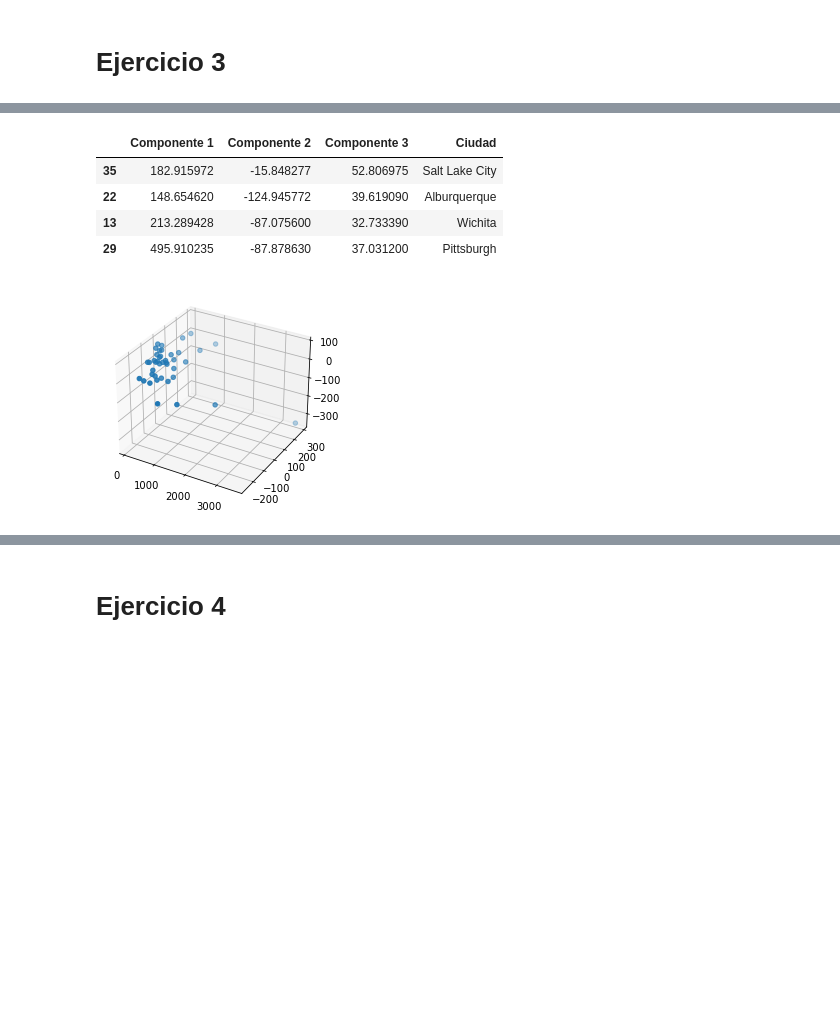
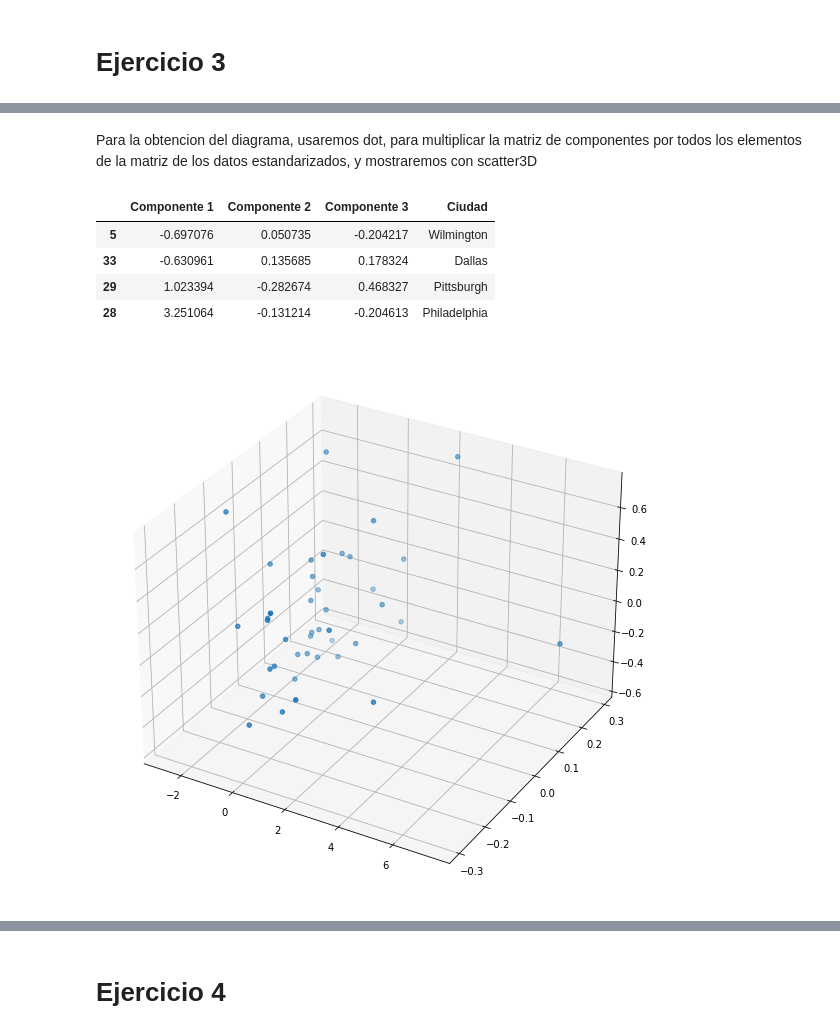
Before and after one commit to roig7/Practicamining1, a Jupyter notebook: LAB01-GRUPORoigChavarri/Practica3PCA.ipynb, the cells around one changed output, grey strips where cells are left out. Drawn from its saved outputs; the diff is of its cells as text; code cells hidden in the pictures; blank space fills up the shorter version.

Commit message:
Estudio PCA

```diff
--- a/LAB01-GRUPORoigChavarri/Practica3PCA.ipynb
+++ b/LAB01-GRUPORoigChavarri/Practica3PCA.ipynb
@@ -148,0 +182,3 @@ Se representa el 40.77031719574095 %
+# %%
+estd1=pd.DataFrame(estd,columns=['SO2','Neg.Temp','Empresas','Poblacion','Viento','Precip','Dias'])
+estd1
@@ -149,25 +215,28 @@ Se representa el 40.77031719574095 %
+# %% [markdown]
+Para la obtencion del diagrama, usaremos dot, para multiplicar la matriz de componentes por todos los elementos de la matriz de los datos estandarizados, y mostraremos con scatter3D
 # %%
 #Grafico 3D de los componentes
 #Cogemos los componentes que queramos analizar, seleccionando las columnas en dataframe11. Se cogeran las correctas despues de
 #hacer el estudio
-dataframe11=dataframe1.iloc[:,0:3]
-diagrama=ciudades.dot(dataframe11)
+diagrama=estd1.dot(dataframe11)
 diagrama["Ciudad"]=df["Ciudad"]
 #Definimos los ejes del grafico 3D
 x=diagrama["Componente 1"]
 y=diagrama["Componente 2"]
 z=diagrama["Componente 3"]
 # Creamos el plano 3D
-fig = plt.figure()
+fig = plt.figure(figsize=(10,10))
 ax = fig.add_subplot(111, projection='3d')
 #Finalmente usamos la funcion scatter3D, para sacar el grafico segun los ejes definidos
 ax.scatter3D(x,y,z)
 #Funcion que escoge filas aleatorias del dataframe
 diagrama.sample(4)
+#El estudio realizado se hara sobre Dallas, Wilmington, Pittsburgh y Philadelphia
+#Cada vez que se ejecute se cambiaran las ciudades aleatorias por eso lo relaizare sobre las ultimas que se han ejecutado
 # %% [output]
 |  | Componente 1 | Componente 2 | Componente 3 | Ciudad |
-| 35 | 182.915972 | -15.848277 | 52.806975 | Salt Lake City |
-| 22 | 148.654620 | -124.945772 | 39.619090 | Alburquerque |
-| 13 | 213.289428 | -87.075600 | 32.733390 | Wichita |
-| 29 | 495.910235 | -87.878630 | 37.031200 | Pittsburgh |
+| 5 | -0.697076 | 0.050735 | -0.204217 | Wilmington |
+| 33 | -0.630961 | 0.135685 | 0.178324 | Dallas |
+| 29 | 1.023394 | -0.282674 | 0.468327 | Pittsburgh |
+| 28 | 3.251064 | -0.131214 | -0.204613 | Philadelphia |
-[figure, old version]
+[figure, new version]
```
Also changed, not shown: parts of 18 cells of this notebook.
